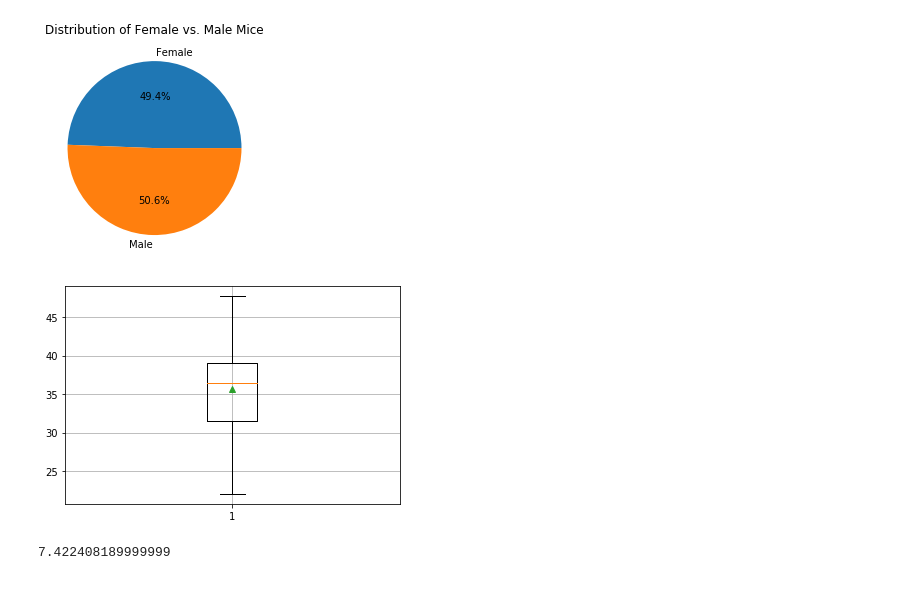
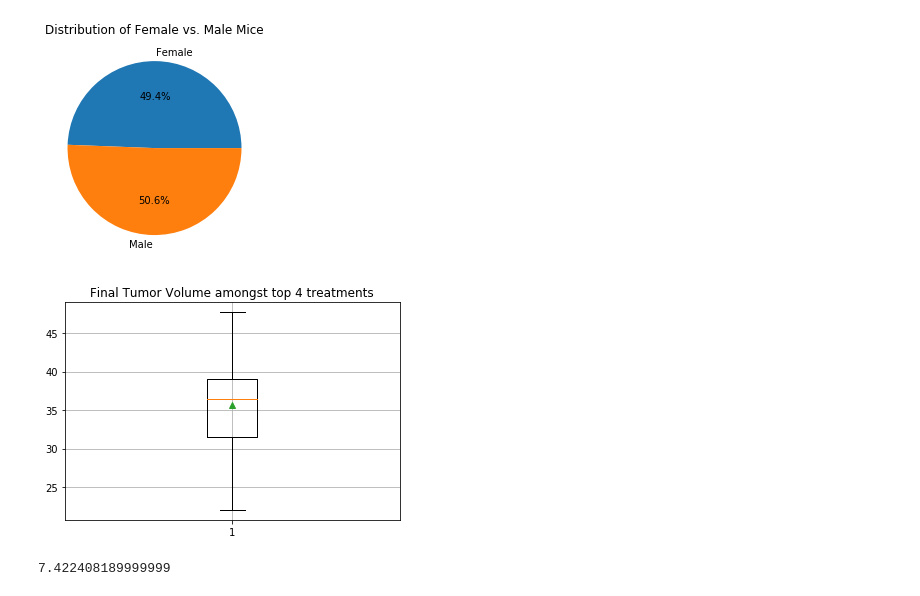
Before and after one commit to shawn-cavalieri/matplotlib-challenge, a Jupyter notebook: Pymaceuticals/main_script.ipynb, the cells around one changed output. Drawn from its saved outputs; the diff is of its cells as text; code cells hidden in the pictures.

```diff
--- a/Pymaceuticals/main_script.ipynb
+++ b/Pymaceuticals/main_script.ipynb
@@ -158,37 +168,39 @@ plt.show()
 # %%
 # Quartiles, Outliers, and Boxplots
 
 # Calculate the final tumor volume of each mouse across four of the most promising treatment regimens.
 # Calculate the IQR and quantitatively determine if there are any potential outliers.
 
 # determine final tumor volume of each mouse
 
 most_promising = combined_data.nsmallest(4, "Tumor Volume (mm3)")
 dfToList = most_promising["Drug Regimen"].tolist()
 
 
-final_tmr_vol = combined_data[(combined_data["Timepoint"] == 45) & (combined_data["Drug Regimen"].isin(dfToList))]
+final_tv = combined_data[(combined_data["Timepoint"] == 45) & (combined_data["Drug Regimen"].isin(dfToList))]
 
 # calculate IQR and outliers
 
-q1 = np.percentile( final_tmr_vol["Tumor Volume (mm3)"], 25)
-q3 = np.percentile( final_tmr_vol["Tumor Volume (mm3)"], 75)
+q1 = np.percentile( final_tv["Tumor Volume (mm3)"], 25)
+q3 = np.percentile( final_tv["Tumor Volume (mm3)"], 75)
 
 iqr=q3-q1
 
 lbr = q1 - 1.5 * iqr
 ubr = q3 + 1.5 * iqr
 
-final_tmr_vol["Tumor Volume (mm3)"][final_tmr_vol["Tumor Volume (mm3)"]<=lbr]
-final_tmr_vol["Tumor Volume (mm3)"][final_tmr_vol["Tumor Volume (mm3)"]>=ubr]
+final_tv["Tumor Volume (mm3)"][final_tv["Tumor Volume (mm3)"]<=lbr]
+final_tv["Tumor Volume (mm3)"][final_tv["Tumor Volume (mm3)"]>=ubr]
 
 # Generate a box plot of the final tumor volume of each mouse across four regimens of interest
 
-plt.boxplot(final_tmr_vol["Tumor Volume (mm3)"], showmeans=True)
+plt.boxplot(final_tv["Tumor Volume (mm3)"], showmeans=True)
 plt.grid()
+plt.title("Final Tumor Volume amongst top 4 treatments")
+
 plt.show()
 
 print(iqr)
 # %% [output]
-[figure, old version]
+[figure, new version]
 7.422408189999999
```
Also changed, not shown: parts of 7 cells of this notebook.
